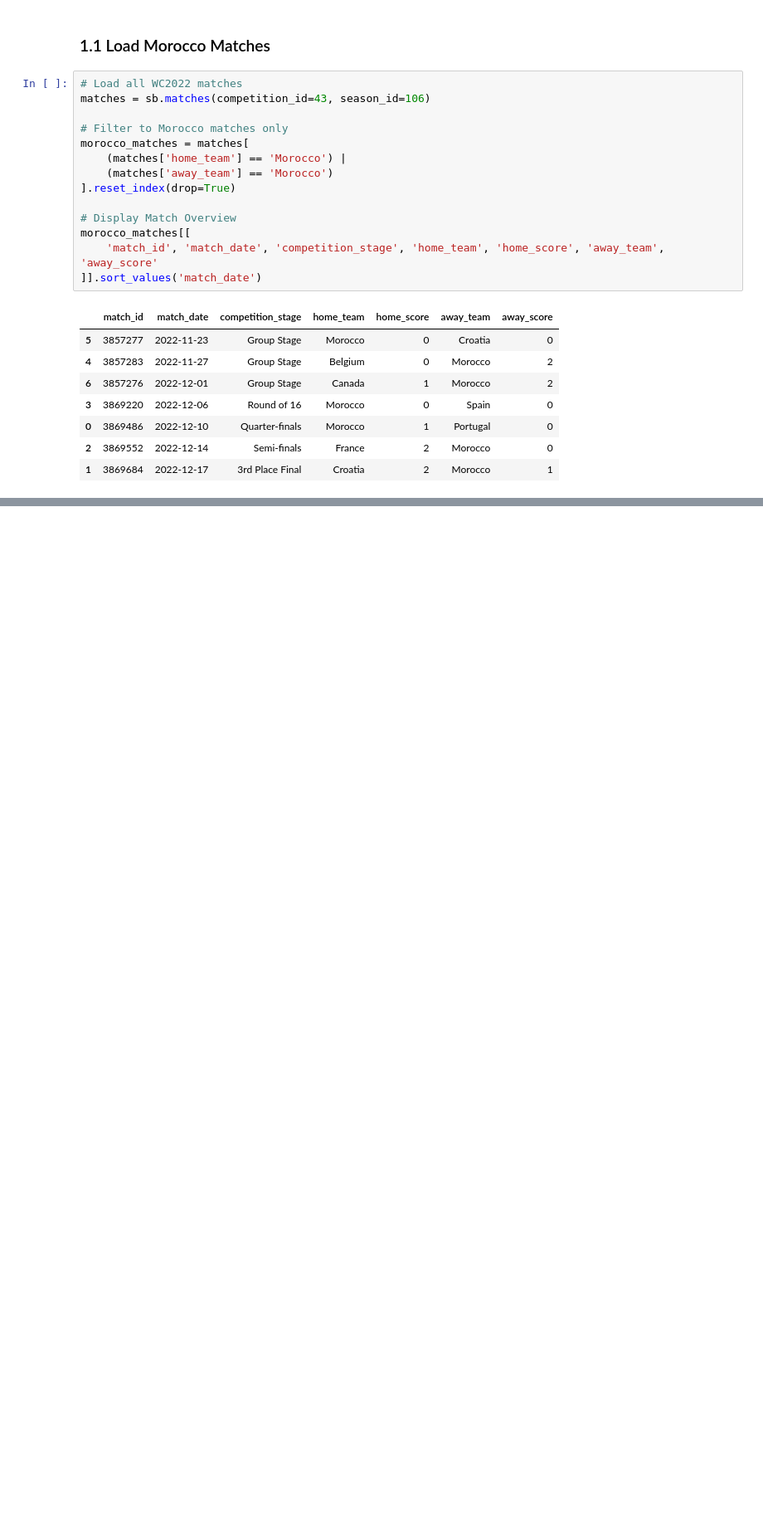
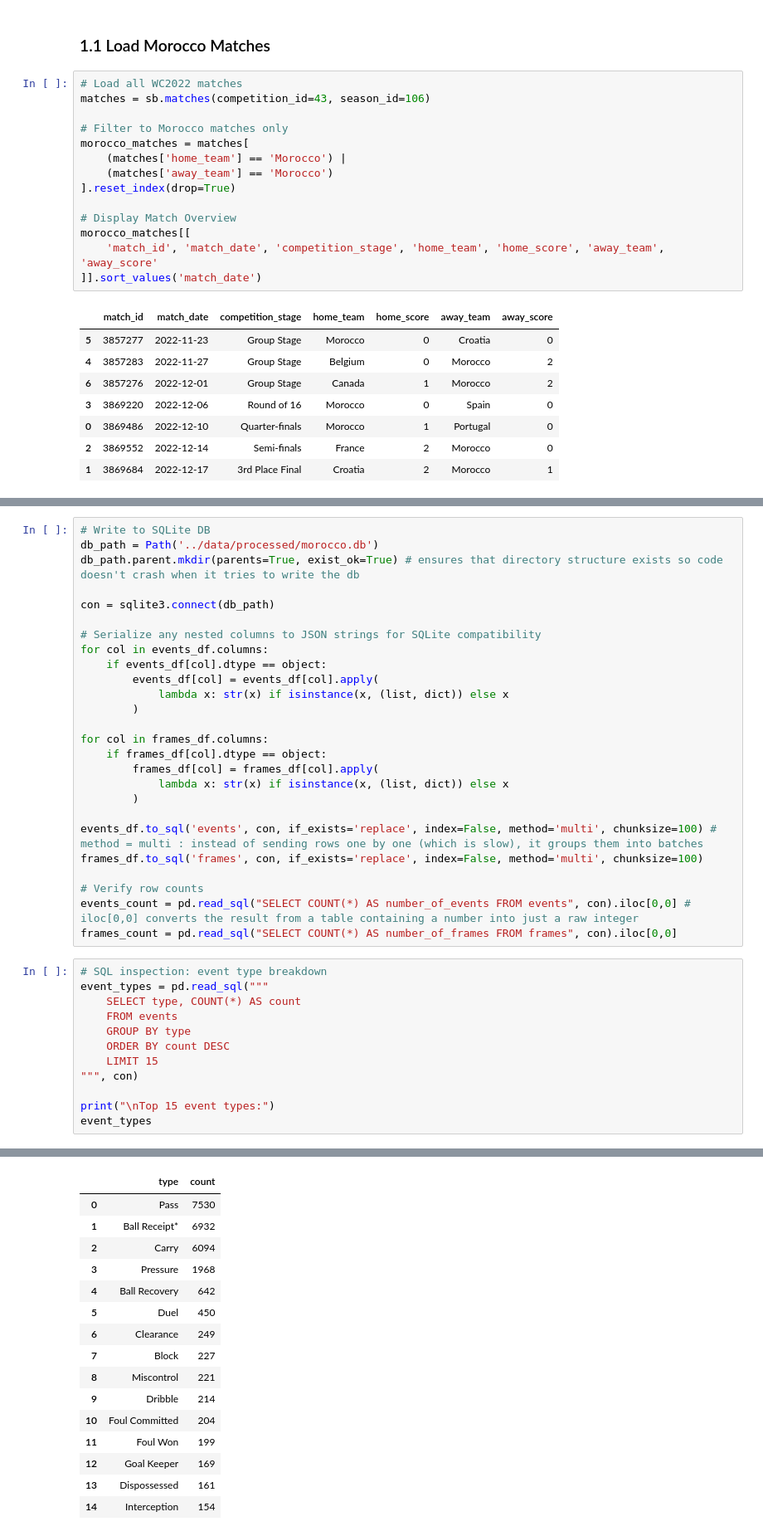
Before and after one commit to tarekhachad/morocco-wc22-analysis, a Jupyter notebook: notebooks/01_morocco_analysis.ipynb, the cells around one changed output, grey strips where cells are left out. Shown at 83% size. Cells and saved outputs as stored; diff of their text form; blank space fills up the shorter version.

```diff
--- a/notebooks/01_morocco_analysis.ipynb
+++ b/notebooks/01_morocco_analysis.ipynb
@@ -102,0 +162,39 @@ morocco_matches[[
+# %%
+# Write to SQLite DB
+db_path = Path('../data/processed/morocco.db')
+db_path.parent.mkdir(parents=True, exist_ok=True) # ensures that directory structure exists so code doesn't crash when it tries to write the db
+
+con = sqlite3.connect(db_path)
+
+# Serialize any nested columns to JSON strings for SQLite compatibility
+for col in events_df.columns:
+    if events_df[col].dtype == object:
+        events_df[col] = events_df[col].apply(
+            lambda x: str(x) if isinstance(x, (list, dict)) else x
+        )
+
+for col in frames_df.columns:
+    if frames_df[col].dtype == object:
+        frames_df[col] = frames_df[col].apply(
+            lambda x: str(x) if isinstance(x, (list, dict)) else x
+        )
+
+events_df.to_sql('events', con, if_exists='replace', index=False, method='multi', chunksize=100) # method = multi : instead of sending rows one by one (which is slow), it groups them into batches
+frames_df.to_sql('frames', con, if_exists='replace', index=False, method='multi', chunksize=100)
+
+# Verify row counts
+events_count = pd.read_sql("SELECT COUNT(*) AS number_of_events FROM events", con).iloc[0,0] # iloc[0,0] converts the result from a table containing a number into just a raw integer
+frames_count = pd.read_sql("SELECT COUNT(*) AS number_of_frames FROM frames", con).iloc[0,0]
+# %%
+# SQL inspection: event type breakdown
+event_types = pd.read_sql("""
+    SELECT type, COUNT(*) AS count
+    FROM events
+    GROUP BY type
+    ORDER BY count DESC
+    LIMIT 15
+""", con)
+
+print("\nTop 15 event types:")
+event_types
+# %% [output]
@@ -102,0 +202,16 @@ morocco_matches[[
+|  | type | count |
+| 0 | Pass | 7530 |
+| 1 | Ball Receipt* | 6932 |
+| 2 | Carry | 6094 |
+| 3 | Pressure | 1968 |
+| 4 | Ball Recovery | 642 |
+| 5 | Duel | 450 |
+| 6 | Clearance | 249 |
+| 7 | Block | 227 |
+| 8 | Miscontrol | 221 |
+| 9 | Dribble | 214 |
+| 10 | Foul Committed | 204 |
+| 11 | Foul Won | 199 |
+| 12 | Goal Keeper | 169 |
+| 13 | Dispossessed | 161 |
+| 14 | Interception | 154 |
```
Also changed, not shown: parts of 12 cells of this notebook, 1 other file.
